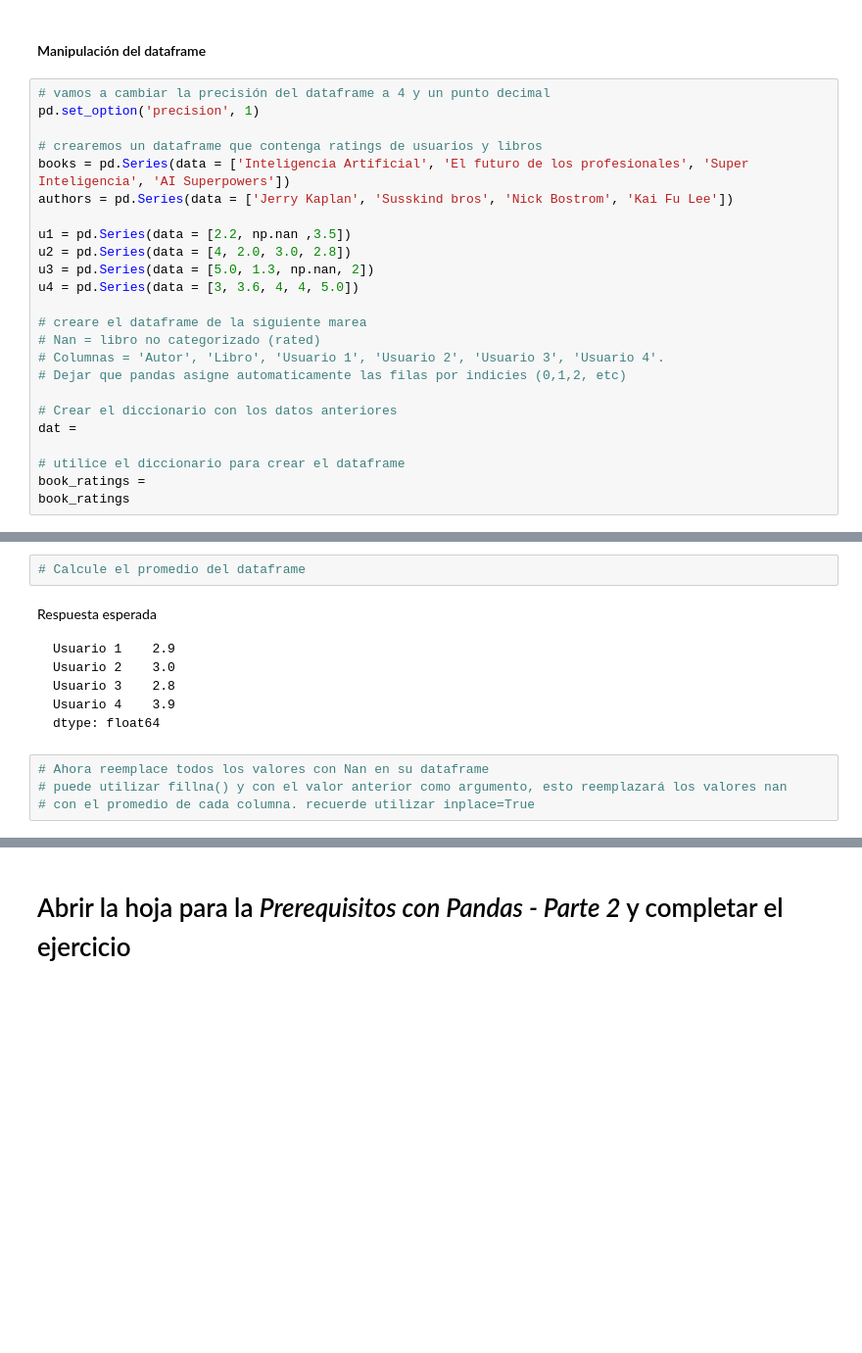
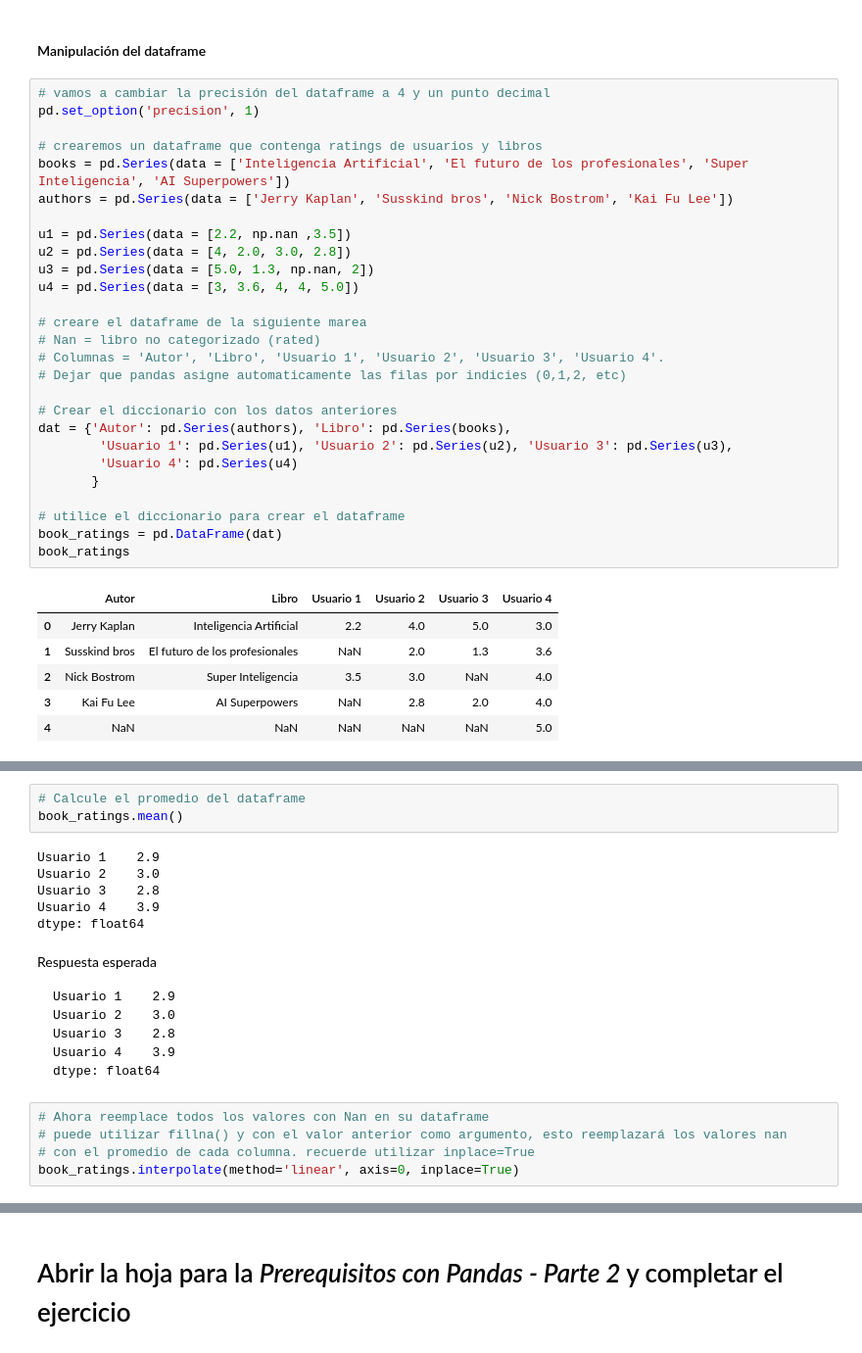
Before and after one commit to vPancake7/Inteligencia-Artificial, a Jupyter notebook: Prerequisitos/Prerequisitos con Pandas - Parte 1.ipynb, the cells around one changed output, grey strips where cells are left out. Shown at 98% size. Drawn from its saved outputs; the diff is of its cells as text; blank space fills up the shorter version.

````diff
--- a/Prerequisitos/Prerequisitos con Pandas - Parte 1.ipynb
+++ b/Prerequisitos/Prerequisitos con Pandas - Parte 1.ipynb
@@ -1054,31 +1054,48 @@ dtype: float64
 # %%
 # vamos a cambiar la precisión del dataframe a 4 y un punto decimal
 pd.set_option('precision', 1)
 
 # crearemos un dataframe que contenga ratings de usuarios y libros
 books = pd.Series(data = ['Inteligencia Artificial', 'El futuro de los profesionales', 'Super Inteligencia', 'AI Superpowers'])
 authors = pd.Series(data = ['Jerry Kaplan', 'Susskind bros', 'Nick Bostrom', 'Kai Fu Lee'])
 
 u1 = pd.Series(data = [2.2, np.nan ,3.5])
 u2 = pd.Series(data = [4, 2.0, 3.0, 2.8])
 u3 = pd.Series(data = [5.0, 1.3, np.nan, 2])
 u4 = pd.Series(data = [3, 3.6, 4, 4, 5.0])
 
 # creare el dataframe de la siguiente marea
 # Nan = libro no categorizado (rated)
 # Columnas = 'Autor', 'Libro', 'Usuario 1', 'Usuario 2', 'Usuario 3', 'Usuario 4'.
 # Dejar que pandas asigne automaticamente las filas por indicies (0,1,2, etc)
 
 # Crear el diccionario con los datos anteriores
-dat =
+dat = {'Autor': pd.Series(authors), 'Libro': pd.Series(books),
+        'Usuario 1': pd.Series(u1), 'Usuario 2': pd.Series(u2), 'Usuario 3': pd.Series(u3),
+        'Usuario 4': pd.Series(u4)
+       }
 
 # utilice el diccionario para crear el dataframe
-book_ratings =
+book_ratings = pd.DataFrame(dat)
 book_ratings
+# %% [output]
+|  | Autor | Libro | Usuario 1 | Usuario 2 | Usuario 3 | Usuario 4 |
+| 0 | Jerry Kaplan | Inteligencia Artificial | 2.2 | 4.0 | 5.0 | 3.0 |
+| 1 | Susskind bros | El futuro de los profesionales | NaN | 2.0 | 1.3 | 3.6 |
+| 2 | Nick Bostrom | Super Inteligencia | 3.5 | 3.0 | NaN | 4.0 |
+| 3 | Kai Fu Lee | AI Superpowers | NaN | 2.8 | 2.0 | 4.0 |
+| 4 | NaN | NaN | NaN | NaN | NaN | 5.0 |
 # %% [markdown]
 <img src="imgs/pandas_test.PNG" width="850"/>
 # %%
 # Calcule el promedio del dataframe
+book_ratings.mean()
+# %% [output]
+Usuario 1    2.9
+Usuario 2    3.0
+Usuario 3    2.8
+Usuario 4    3.9
+dtype: float64
 # %% [markdown]
 Respuesta esperada
 ```
@@ -1092,5 +1109,6 @@ dtype: float64
 # Ahora reemplace todos los valores con Nan en su dataframe
 # puede utilizar fillna() y con el valor anterior como argumento, esto reemplazará los valores nan
 # con el promedio de cada columna. recuerde utilizar inplace=True
+book_ratings.interpolate(method='linear', axis=0, inplace=True)
 # %%
 book_ratings
````
Also changed, not shown: parts of 11 cells of this notebook, 1 other file.
